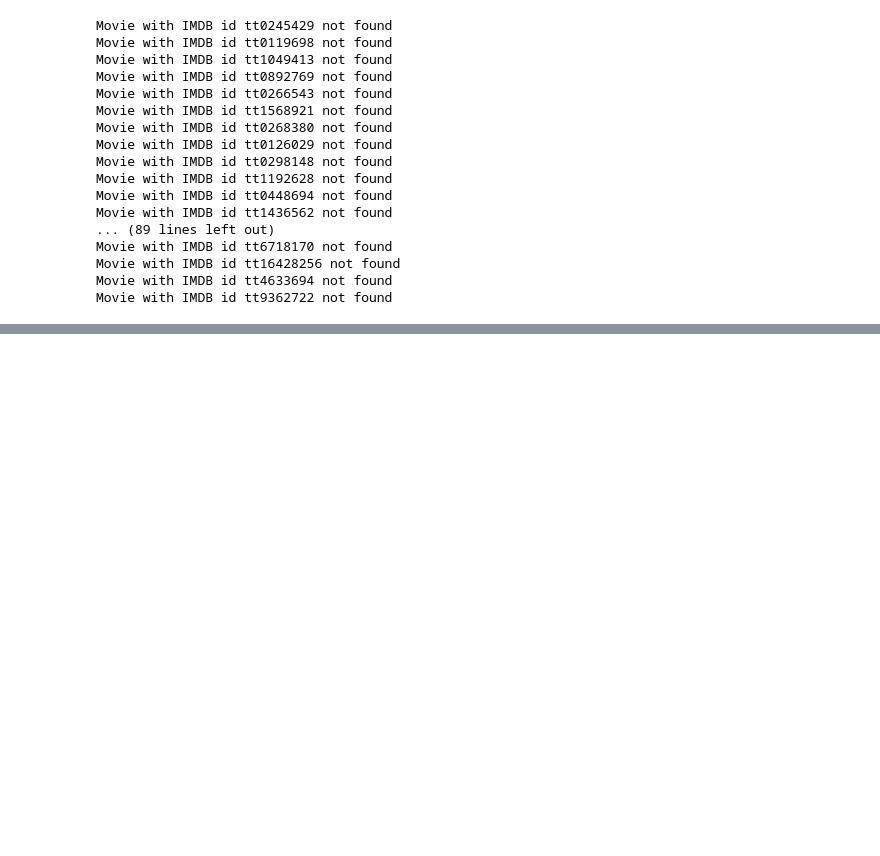
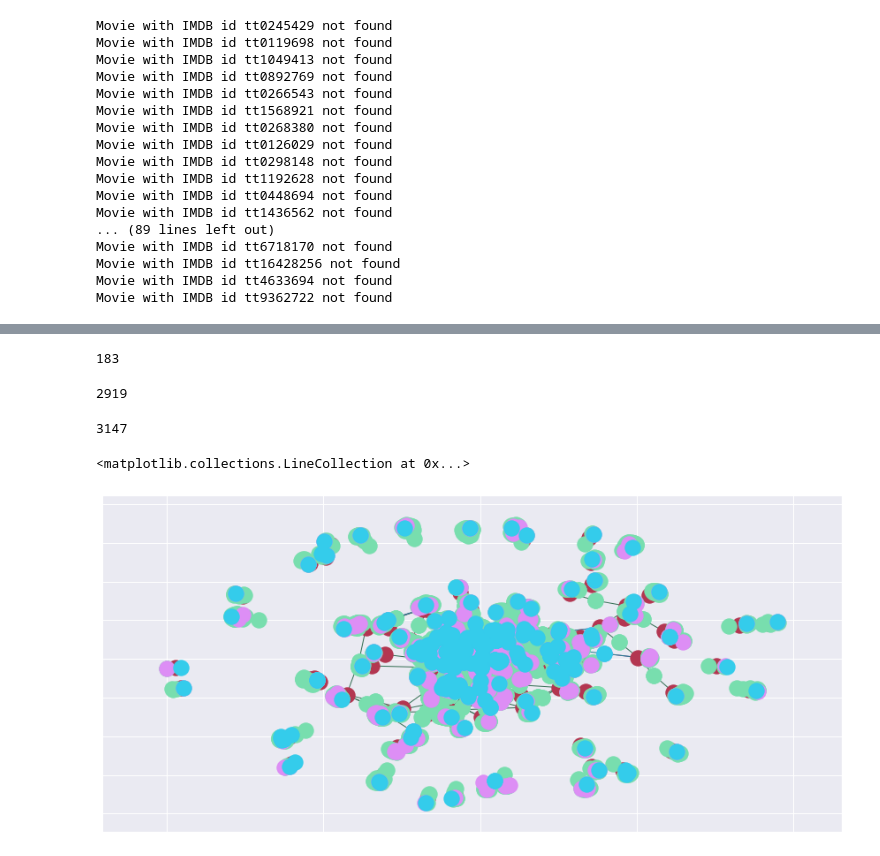
Before and after one commit to Siliam/data_science_artificial_intelligence, a Jupyter notebook: IMDB/IMDB.ipynb, the cells around one changed output, grey strips where cells are left out. Saved outputs shown, nothing was run; the diff lists cells and outputs as text; code cells hidden in the pictures; blank space fills up the shorter version.

Commit message:
Visualizing the social graph for the best movies

```diff
--- a/IMDB/IMDB.ipynb
+++ b/IMDB/IMDB.ipynb
@@ -989,0 +1033,5 @@ credited_actors_scores[actors_scores["Number of movies watched"] > 4].head(10)
+# %%
+df_best = df[df['Your Rating'] > 8]
+len(df_best)
+# %% [output]
+183
@@ -989,0 +1049,48 @@ credited_actors_scores[actors_scores["Number of movies watched"] > 4].head(10)
+# %%
+for i, row in df_best.iterrows():
+    movie_title = row['Title']
+    directors = row['Directors'].split(', ')
+    screenwriters = row['Screenwriters'].split(', ')
+    cast = row['Cast'].split(', ')
+
+    movie_nodes.append(movie_title)
+    director_nodes.extend(directors)
+    screenwriter_nodes.extend(screenwriters)
+    actors_nodes.extend(cast)
+
+    for director in directors:
+        directed.append((director, movie_title))
+    for screenwriter in screenwriters:
+        written.append((screenwriter, movie_title))
+    for actor in cast:
+        acted_in.append((actor, movie_title))
+# %%
+all_nodes = list(set(movie_nodes + director_nodes + screenwriter_nodes + actors_nodes))
+all_edges = directed + written + acted_in
+# %%
+G.add_nodes_from(all_nodes)
+G.add_edges_from(all_edges)
+# %%
+len(G.nodes())
+# %% [output]
+2919
+# %%
+len(G.edges())
+# %% [output]
+3147
+# %%
+pos = nx.spring_layout(G)
+# %%
+nx.draw_networkx_nodes(G, pos, nodelist=movie_nodes, node_color="#b33651")
+nx.draw_networkx_nodes(G, pos, nodelist=actors_nodes, node_color="#78deae")
+nx.draw_networkx_nodes(G, pos, nodelist=screenwriter_nodes, node_color="#dd8ef5")
+nx.draw_networkx_nodes(G, pos, nodelist=director_nodes, node_color="#34cceb")
+
+# nx.draw_networkx_labels(G, pos, labels={l:l for l in G.nodes()})
+
+nx.draw_networkx_edges(G, pos, edgelist=acted_in, edge_color="#346e53")
+nx.draw_networkx_edges(G, pos, edgelist=written, edge_color="#864699")
+nx.draw_networkx_edges(G, pos, edgelist=directed, edge_color="#237f91")
+# %% [output]
+<matplotlib.collections.LineCollection at 0x...>
+[figure, added]
```
Also changed, not shown: parts of 32 cells of this notebook, 1 other file.
